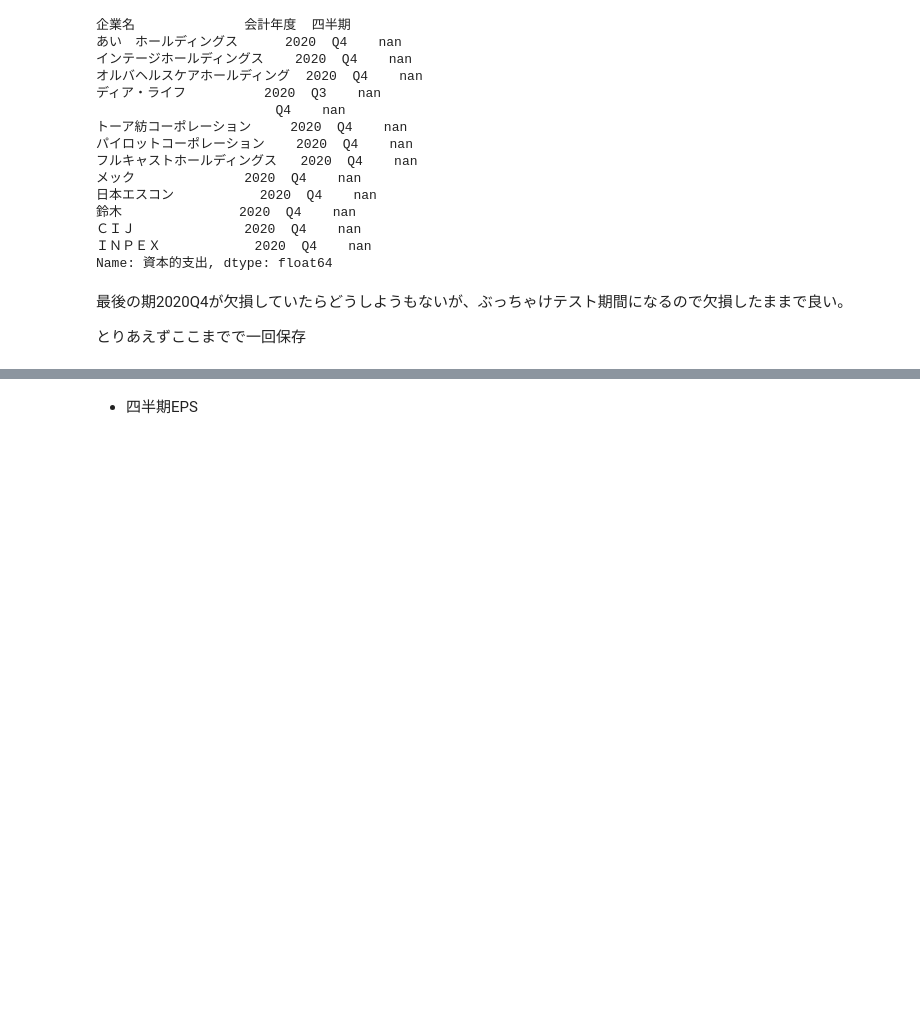
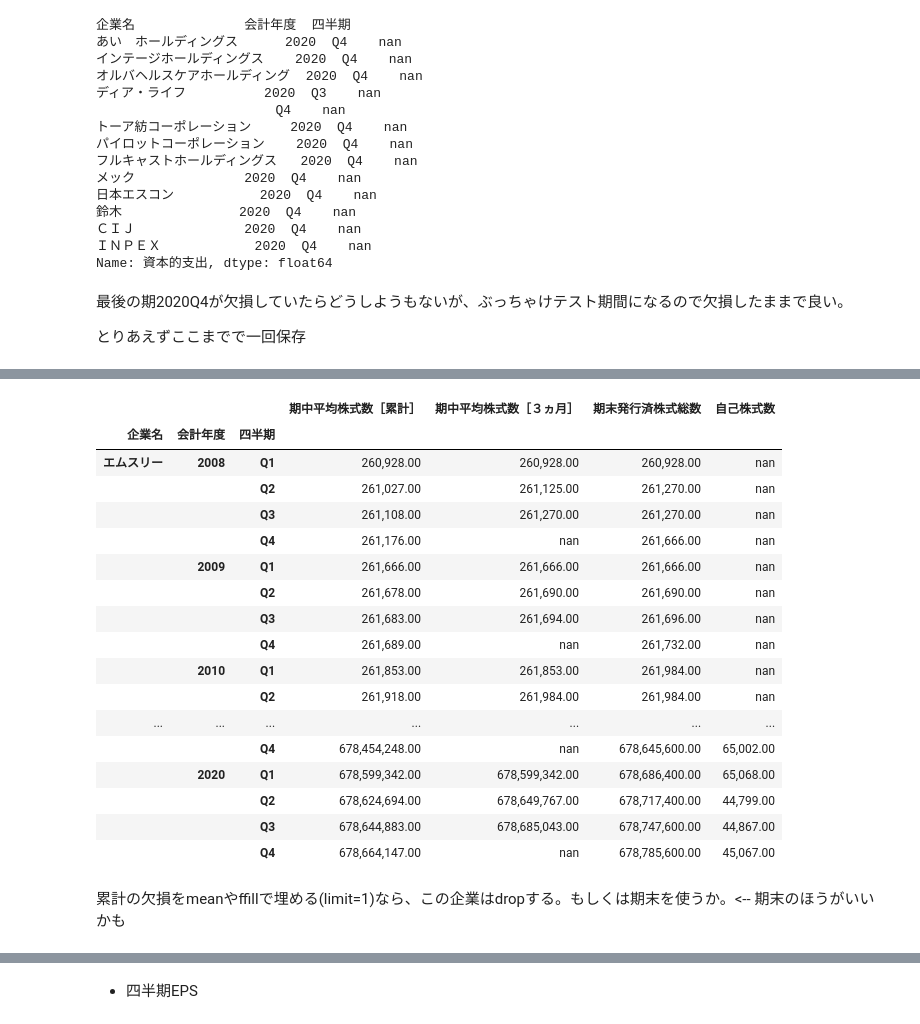
Before and after one commit to hessihan/eps_foracasting, a Jupyter notebook: notebooks/EDA_tse1_FINFSTA_tidying.ipynb, the cells around one changed output, grey strips where cells are left out. Drawn from its saved outputs; the diff is of its cells as text; code cells hidden in the pictures; blank space fills up the shorter version.

```diff
--- a/notebooks/EDA_tse1_FINFSTA_tidying.ipynb
+++ b/notebooks/EDA_tse1_FINFSTA_tidying.ipynb
@@ -668,0 +743,6 @@ df_2008 = pd.read_csv("./../data/processed/tse1_2008_capx_labor_filled.csv", ind
+# %%
+c = collections.Counter(list(df_2008.loc[pd.IndexSlice[:, 2008:, :], '期中平均株式数［累計］'][
+    df_2008.loc[pd.IndexSlice[:, 2008:, :], '期中平均株式数［累計］'].isna()
+].index.get_level_values(0)))
+
+c.values()
@@ -668,0 +773,28 @@ df_2008 = pd.read_csv("./../data/processed/tse1_2008_capx_labor_filled.csv", ind
+# %%
+df_2008.loc[pd.IndexSlice[c.most_common()[1][0], 2008:, :], [
+    '期中平均株式数［累計］',
+    '期中平均株式数［３ヵ月］',
+    '期末発行済株式総数',
+    '自己株式数'
+]]
+# %% [output]
+|  |  |  | 期中平均株式数［累計］ | 期中平均株式数［３ヵ月］ | 期末発行済株式総数 | 自己株式数 |
+| 企業名 | 会計年度 | 四半期 |  |  |  |  |
+| エムスリー | 2008 | Q1 | 260,928.00 | 260,928.00 | 260,928.00 | nan |
+|  |  | Q2 | 261,027.00 | 261,125.00 | 261,270.00 | nan |
+|  |  | Q3 | 261,108.00 | 261,270.00 | 261,270.00 | nan |
+|  |  | Q4 | 261,176.00 | nan | 261,666.00 | nan |
+|  | 2009 | Q1 | 261,666.00 | 261,666.00 | 261,666.00 | nan |
+|  |  | Q2 | 261,678.00 | 261,690.00 | 261,690.00 | nan |
+|  |  | Q3 | 261,683.00 | 261,694.00 | 261,696.00 | nan |
+|  |  | Q4 | 261,689.00 | nan | 261,732.00 | nan |
+|  | 2010 | Q1 | 261,853.00 | 261,853.00 | 261,984.00 | nan |
+|  |  | Q2 | 261,918.00 | 261,984.00 | 261,984.00 | nan |
+| ... | ... | ... | ... | ... | ... | ... |
+|  |  | Q4 | 678,454,248.00 | nan | 678,645,600.00 | 65,002.00 |
+|  | 2020 | Q1 | 678,599,342.00 | 678,599,342.00 | 678,686,400.00 | 65,068.00 |
+|  |  | Q2 | 678,624,694.00 | 678,649,767.00 | 678,717,400.00 | 44,799.00 |
+|  |  | Q3 | 678,644,883.00 | 678,685,043.00 | 678,747,600.00 | 44,867.00 |
+|  |  | Q4 | 678,664,147.00 | nan | 678,785,600.00 | 45,067.00 |
+# %% [markdown]
+累計の欠損をmeanやffillで埋める(limit=1)なら、この企業はdropする。もしくは期末を使うか。<-- 期末のほうがいいかも
```
Also changed, not shown: parts of 109 cells of this notebook, 6 other files.
